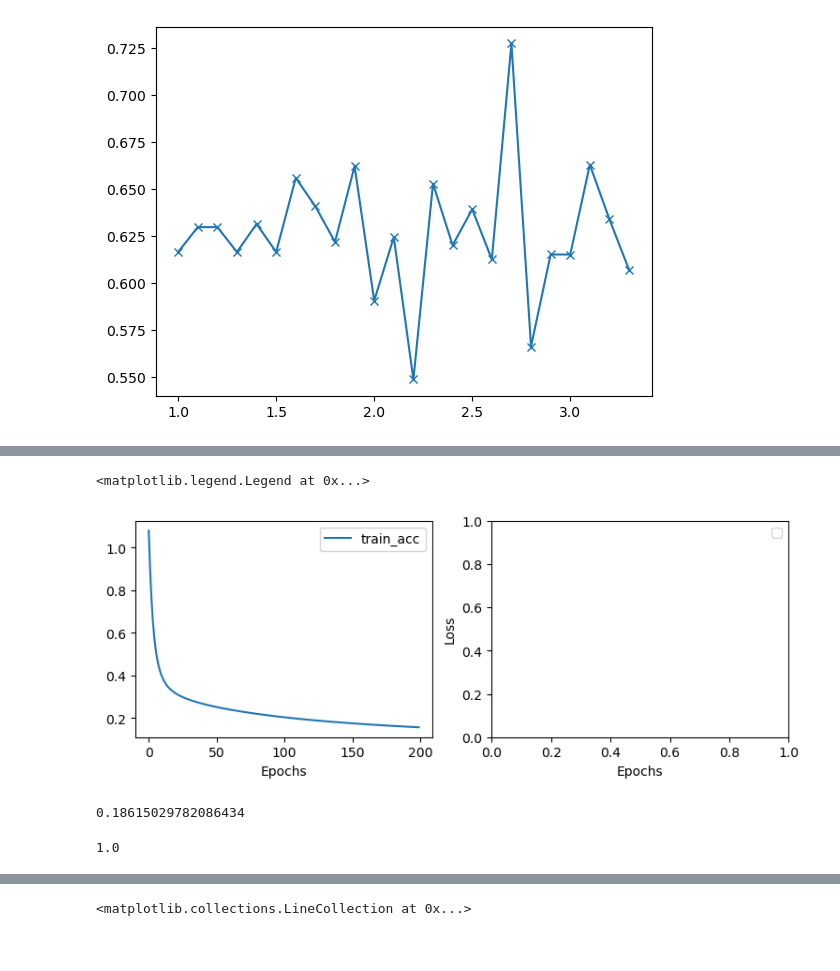
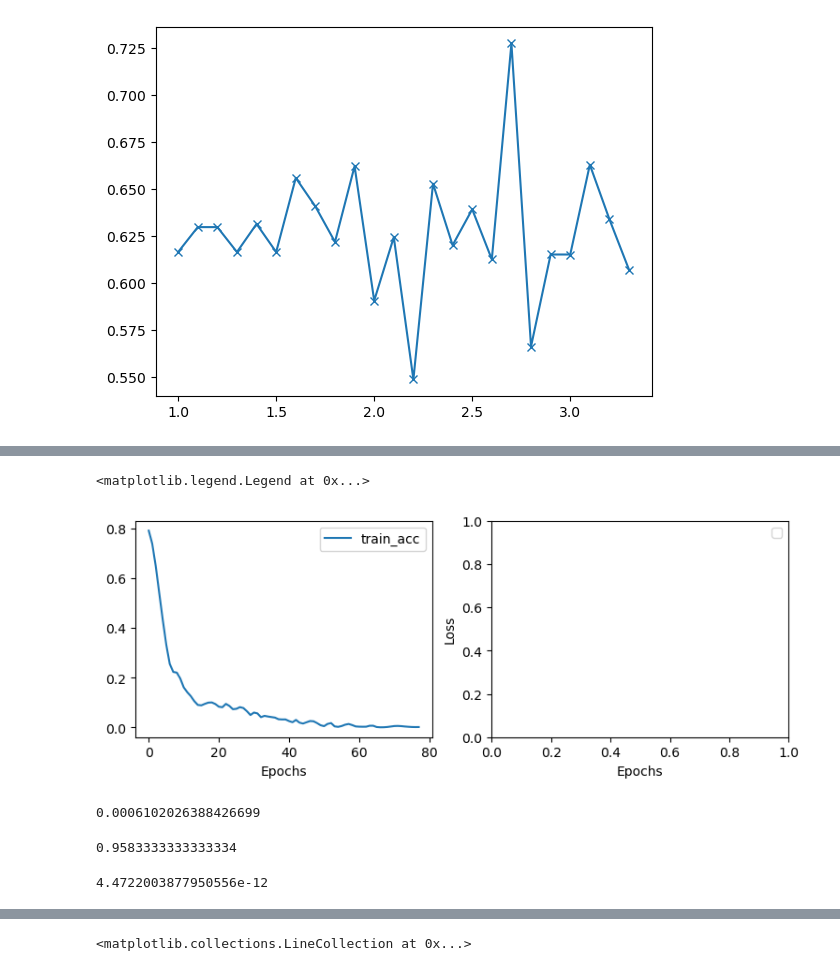
Before and after one commit to feanor3/tesi, a Jupyter notebook: analysis.ipynb, the cells around one changed output, grey strips where cells are left out. Drawn from its saved outputs; the diff is of its cells as text; code cells hidden in the pictures.

```diff
--- a/analysis.ipynb
+++ b/analysis.ipynb
@@ -111,43 +111,47 @@ rng.shuffle(indices)
 data = data[indices]
 t = t[indices]
 temps = temps[indices]
 
 # splitting data in 80% training, 20% validation, 10% test
 a = int(0.8*n)
 data_train = data[:a]
 data_val = data[a:]
 
 t_train = t[:a]
 t_val = t[a:]
 
 
 # using skleanr
-clf = MLPClassifier(activation='relu', solver='sgd',alpha=0, momentum=0, nesterovs_momentum=False, power_t=0.1)
+clf = MLPClassifier(activation='relu', solver='sgd',alpha=0, momentum=1, nesterovs_momentum=False)
 clf.fit(data_train, t_train)
 
 # plotting accuracy and loss
 fig, (ax1, ax2) = plt.subplots(nrows=1,ncols=2, figsize=(9,3))
 
 
 E = len(clf.loss_curve_)
 ax1.plot(np.arange(E), clf.loss_curve_)
 
 ax1.legend(["train_acc", "val_acc"])
 
 ax2.set_ylabel("Loss"), ax2.set_xlabel("Accuracy")
 ax1.set_xlabel("Epochs"), ax2.set_xlabel("Epochs")
 ax2.legend(["train_loss", "val_loss"])
 # %% [output]
 <matplotlib.legend.Legend at 0x...>
-[figure, old version]
+[figure, new version]
 # %%
 min(clf.loss_curve_)
 # %% [output]
-0.18615029782086434
+0.0006102026388426699
 # %%
 clf.score(data_test[4], t_test[0])
 # %% [output]
-1.0
+0.9583333333333334
+# %%
+y[6,0,0]
+# %% [output]
+4.4722003877950556e-12
 # %%
 # PREDICTION ON DATA SET to have mean
 flattened = data_test.reshape(-1, L*L)
```
Also changed, not shown: parts of 5 cells of this notebook, 1 other file.
